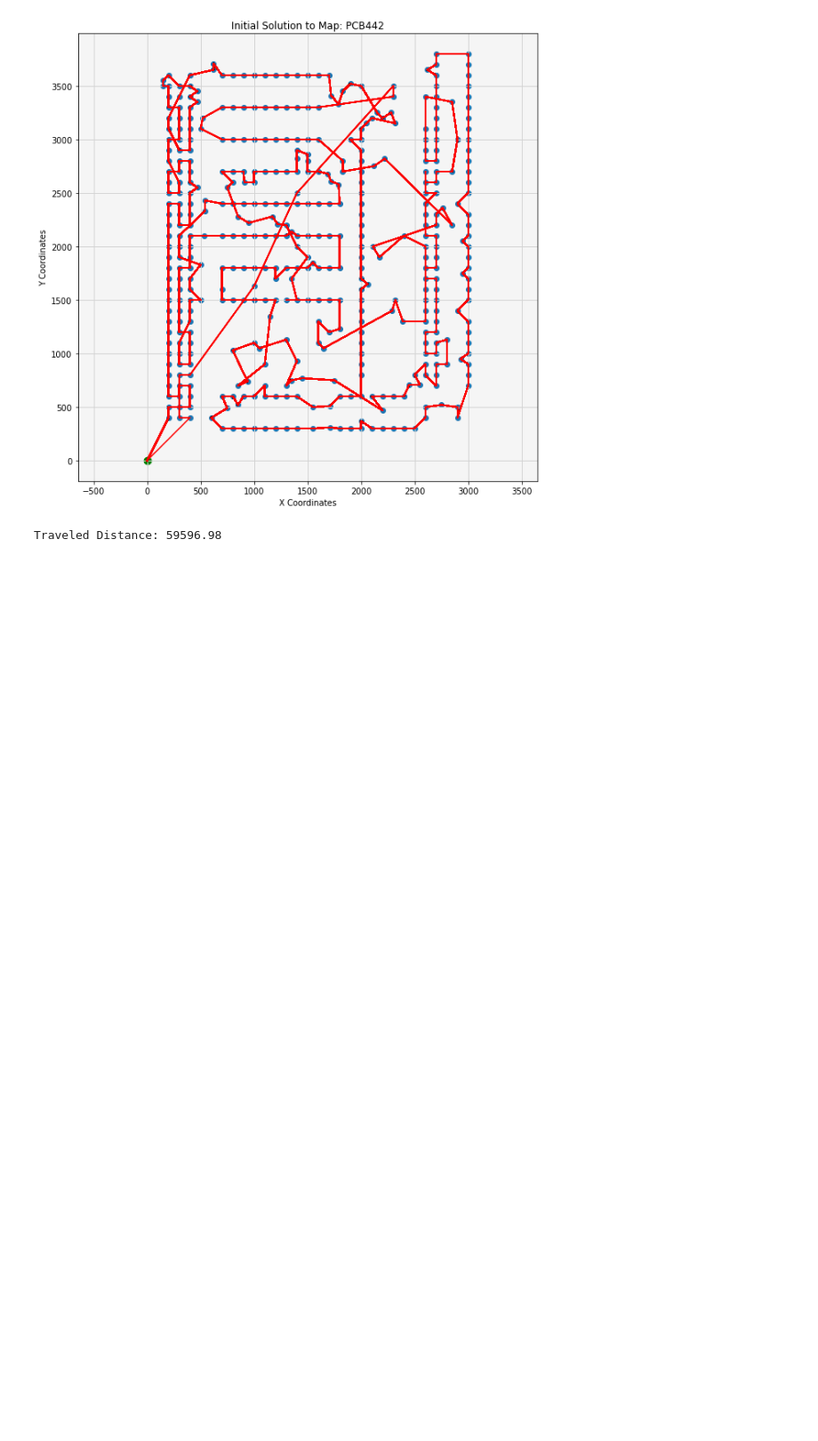
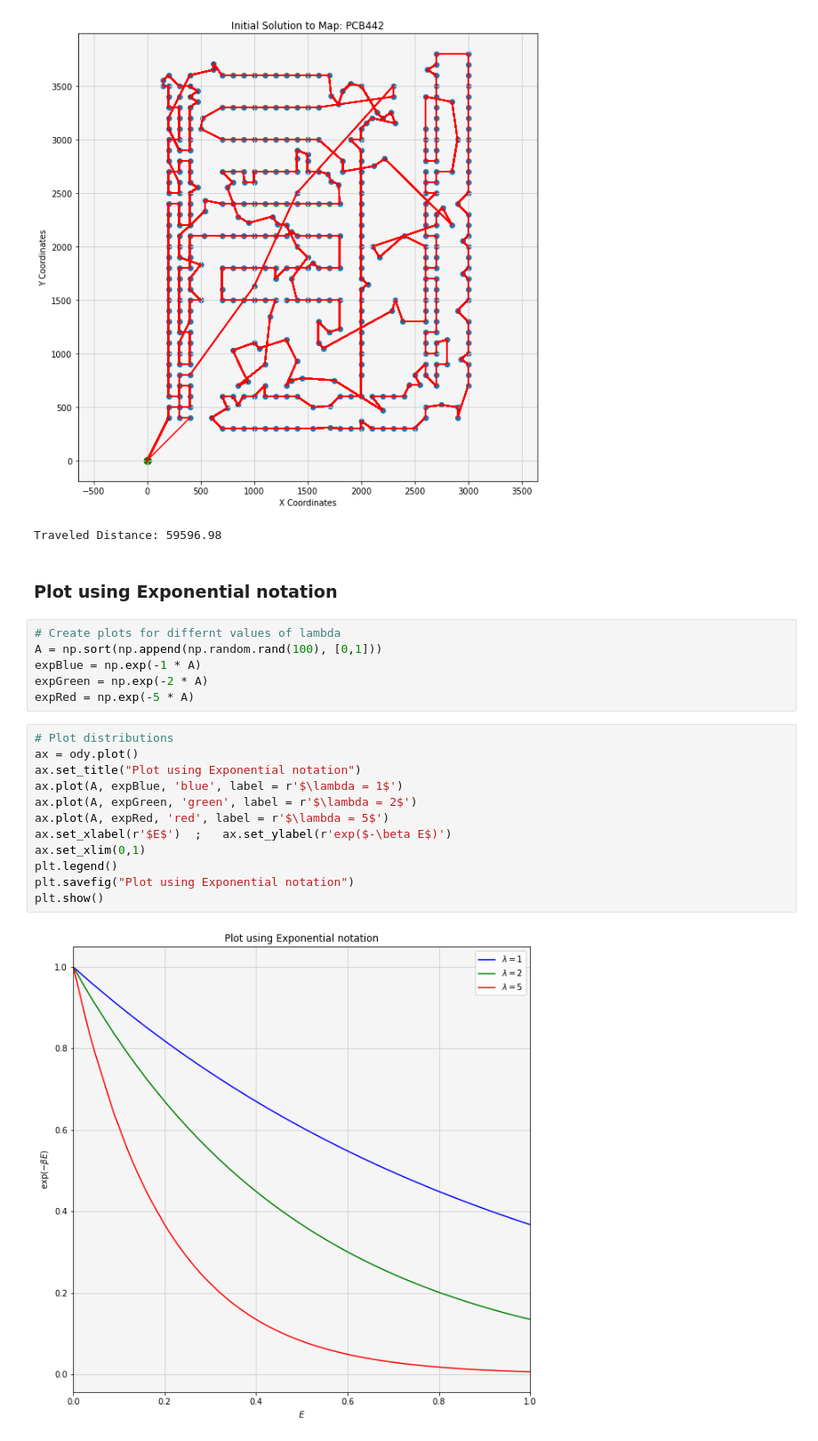
Before and after one commit to ithakis/Stochastic-Simulation-Assignment-3, a Jupyter notebook: Final.ipynb, the cells around one changed output. Shown at 89% size. Drawn from its saved outputs; the diff is of its cells as text; blank space fills up the shorter version.

Commit message:
Pre-Processing and AI completed
- all ready in preprocessing and dumb AI
- added sebastians code up to boltzmamn distribution

```diff
--- a/Final.ipynb
+++ b/Final.ipynb
@@ -447,3 +448,25 @@ Traveled Distance: 3029.81
 Map : PCB442
 [figure]
 Traveled Distance: 59596.98
+# %% [markdown]
+### Plot using Exponential notation
+# %%
+# Create plots for differnt values of lambda
+A = np.sort(np.append(np.random.rand(100), [0,1]))
+expBlue = np.exp(-1 * A)
+expGreen = np.exp(-2 * A)
+expRed = np.exp(-5 * A)
+# %%
+# Plot distributions
+ax = ody.plot()
+ax.set_title("Plot using Exponential notation")
+ax.plot(A, expBlue, 'blue', label = r'$\lambda = 1$')
+ax.plot(A, expGreen, 'green', label = r'$\lambda = 2$')
+ax.plot(A, expRed, 'red', label = r'$\lambda = 5$')
+ax.set_xlabel(r'$E$')  ;   ax.set_ylabel(r'exp($-\beta E$)')
+ax.set_xlim(0,1)
+plt.legend()
+plt.savefig("Plot using Exponential notation")
+plt.show()
+# %% [output]
+[figure, added]
```
Also changed, not shown: parts of 3 cells of this notebook.
